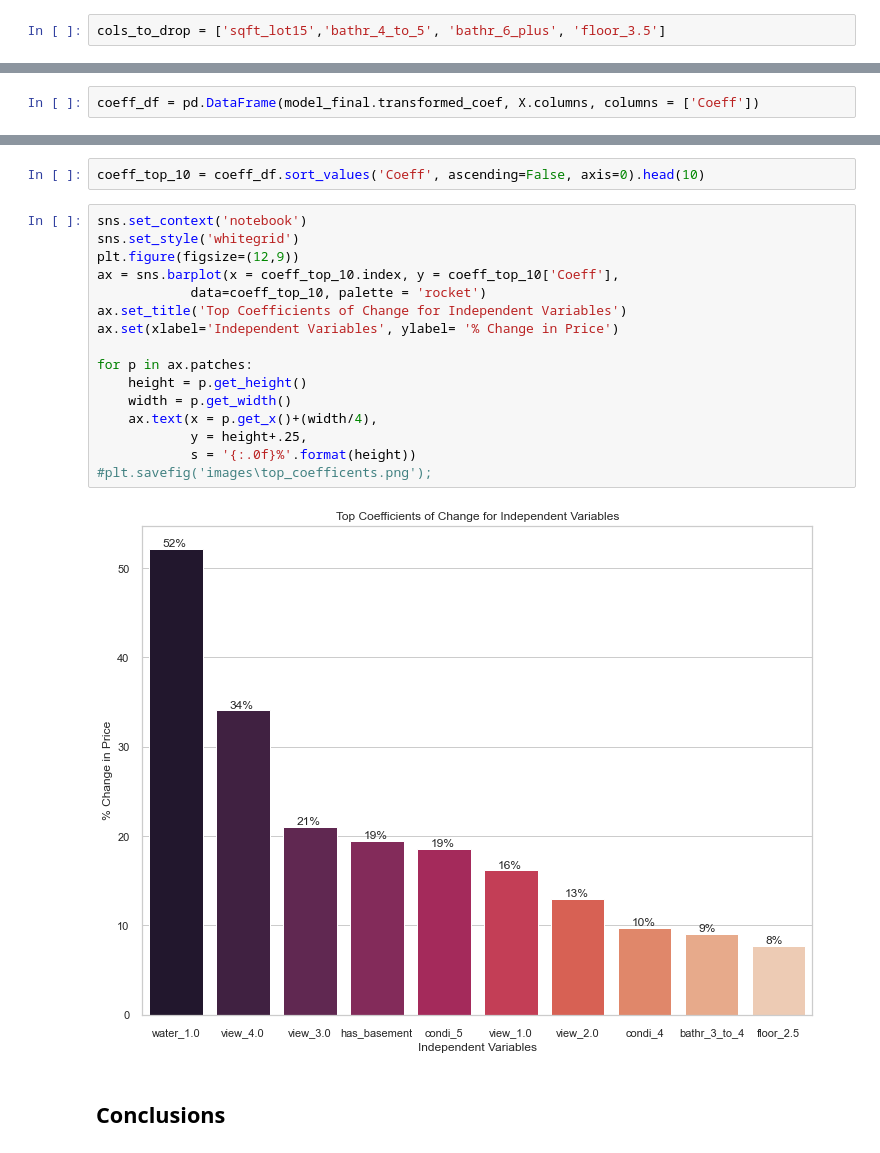
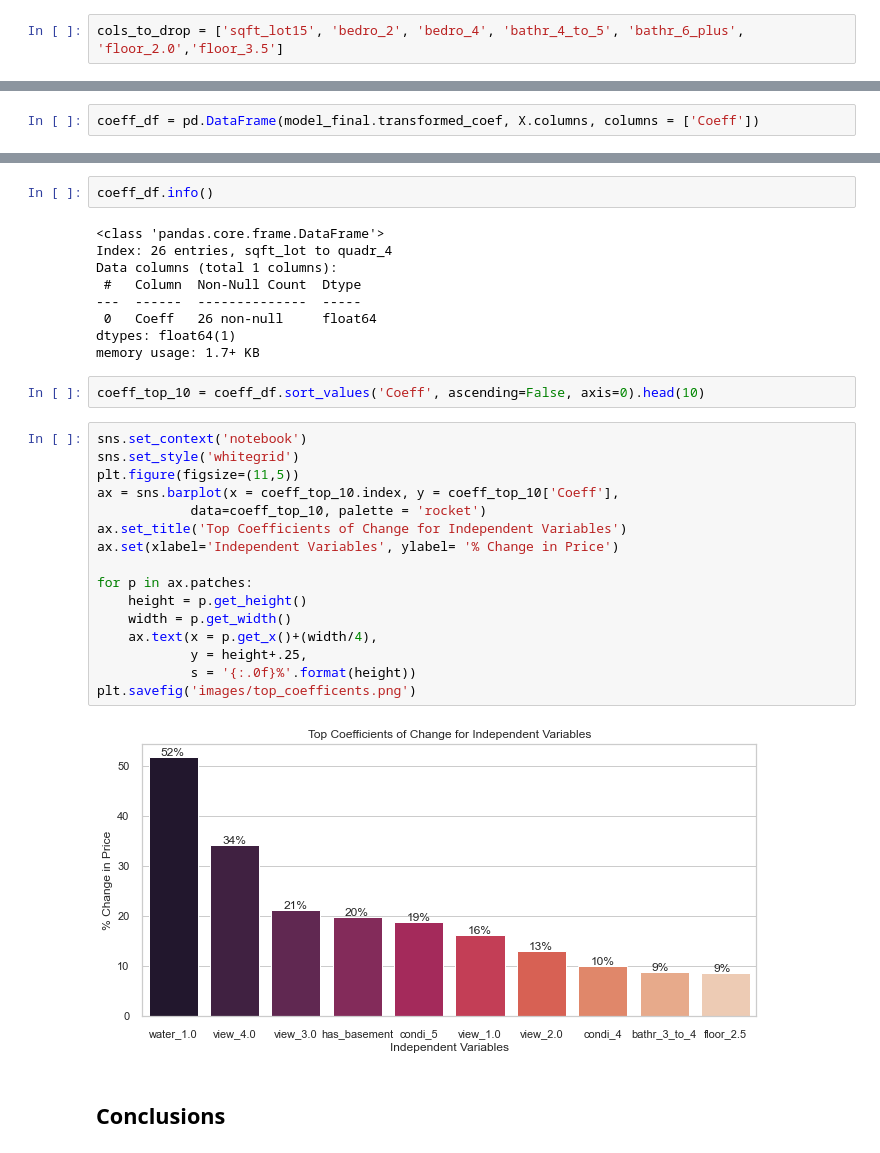
Before and after one commit to Sammyknee/dsc-phase-2-project, a Jupyter notebook: Housing Data - Modeling.ipynb, the cells around one changed output, grey strips where cells are left out. Cells and saved outputs as stored; diff of their text form.

Commit message:
added visualizations

```diff
--- a/Housing Data - Modeling.ipynb
+++ b/Housing Data - Modeling.ipynb
@@ -1152,7 +1153,7 @@ strong multicollinearity or other numerical problems.
 # %% [markdown]
 This model has both a high R2 and lower RMSE. Before finalizing our model, let's remove any variables with p-values below 0.05, and check our assumptions one last time.
 # %%
-cols_to_drop = ['sqft_lot15','bathr_4_to_5', 'bathr_6_plus', 'floor_3.5']
+cols_to_drop = ['sqft_lot15', 'bedro_2', 'bedro_4', 'bathr_4_to_5', 'bathr_6_plus', 'floor_2.0','floor_3.5']
 # %%
 data_model_6c = data_model_6b.drop(cols_to_drop, axis=1)
 # %%
@@ -1273,23 +1273,34 @@ coeff_df
+# %%
+coeff_df.info()
+# %% [output]
+<class 'pandas.core.frame.DataFrame'>
+Index: 26 entries, sqft_lot to quadr_4
+Data columns (total 1 columns):
+ #   Column  Non-Null Count  Dtype
+---  ------  --------------  -----
+ 0   Coeff   26 non-null     float64
+dtypes: float64(1)
+memory usage: 1.7+ KB
 # %%
 coeff_top_10 = coeff_df.sort_values('Coeff', ascending=False, axis=0).head(10)
 # %%
 sns.set_context('notebook')
 sns.set_style('whitegrid')
-plt.figure(figsize=(12,9))
+plt.figure(figsize=(11,5))
 ax = sns.barplot(x = coeff_top_10.index, y = coeff_top_10['Coeff'],
             data=coeff_top_10, palette = 'rocket')
 ax.set_title('Top Coefficients of Change for Independent Variables')
 ax.set(xlabel='Independent Variables', ylabel= '% Change in Price')
 
 for p in ax.patches:
     height = p.get_height()
     width = p.get_width()
     ax.text(x = p.get_x()+(width/4),
             y = height+.25,
             s = '{:.0f}%'.format(height))
-#plt.savefig('images\top_coefficents.png');
+plt.savefig('images/top_coefficents.png')
 # %% [output]
-[figure, old version]
+[figure, new version]
 # %% [markdown]
 ## Conclusions
 # %% [markdown]
```
Also changed, not shown: parts of 12 cells of this notebook, 8 other files.
